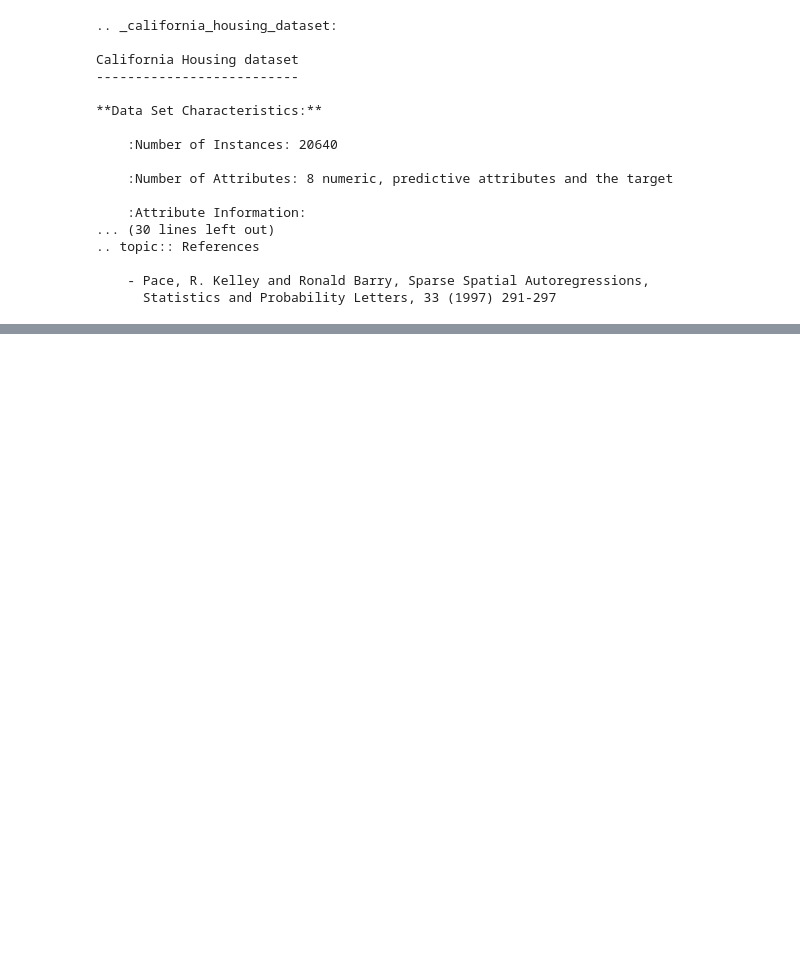
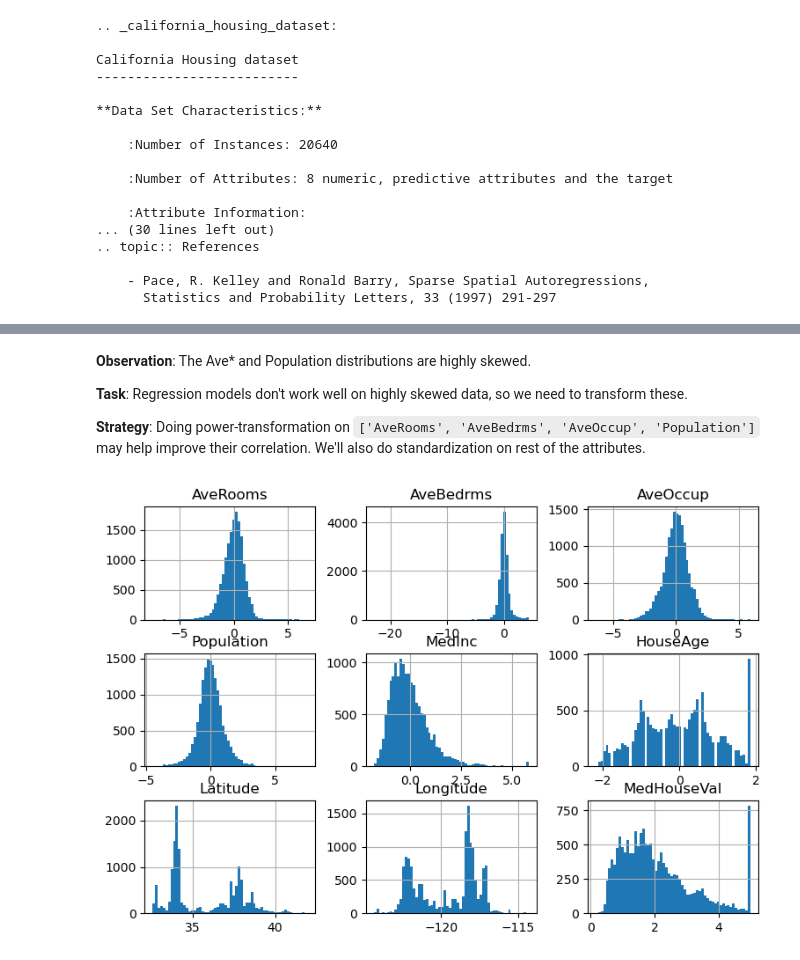
Before and after one commit to pranjal-s/machine-learning, a Jupyter notebook: main.ipynb, the cells around one changed output, grey strips where cells are left out. Saved outputs shown, nothing was run; the diff lists cells and outputs as text; code cells hidden in the pictures; blank space fills up the shorter version.

```diff
--- a/main.ipynb
+++ b/main.ipynb
@@ -60,0 +99,29 @@ California Housing dataset
+# %% [markdown]
+**Observation**: The Ave* and Population distributions are highly skewed.
+
+**Task**: Regression models don't work well on highly skewed data, so we need to transform these.
+
+**Strategy**: Doing power-transformation on `['AveRooms', 'AveBedrms', 'AveOccup', 'Population']` may help improve their correlation. We'll also do standardization on rest of the attributes.
+# %%
+df_a = df[['AveRooms', 'AveBedrms', 'AveOccup', 'Population']]
+df_b = df[['MedInc', 'HouseAge']]
+df_c = df[['Latitude', 'Longitude', 'MedHouseVal']]
+# %%
+from sklearn.preprocessing import PowerTransformer
+from sklearn.preprocessing import StandardScaler
+import numpy as np
+pt = PowerTransformer(method='yeo-johnson')
+ss = StandardScaler()
+df2 = pd.DataFrame(
+    np.concatenate((pt.fit_transform(df_a),
+                    ss.fit_transform(df_b),
+                    df_c),
+                    axis=1),
+    columns=['AveRooms', 'AveBedrms', 'AveOccup', 'Population',
+             'MedInc', 'HouseAge', 'Latitude', 'Longitude',
+             'MedHouseVal'])
+
+df2.hist(bins=60, figsize=(9,6))
+plt.show()
+# %% [output]
+[figure, added]
```
Also changed, not shown: parts of 15 cells of this notebook.
